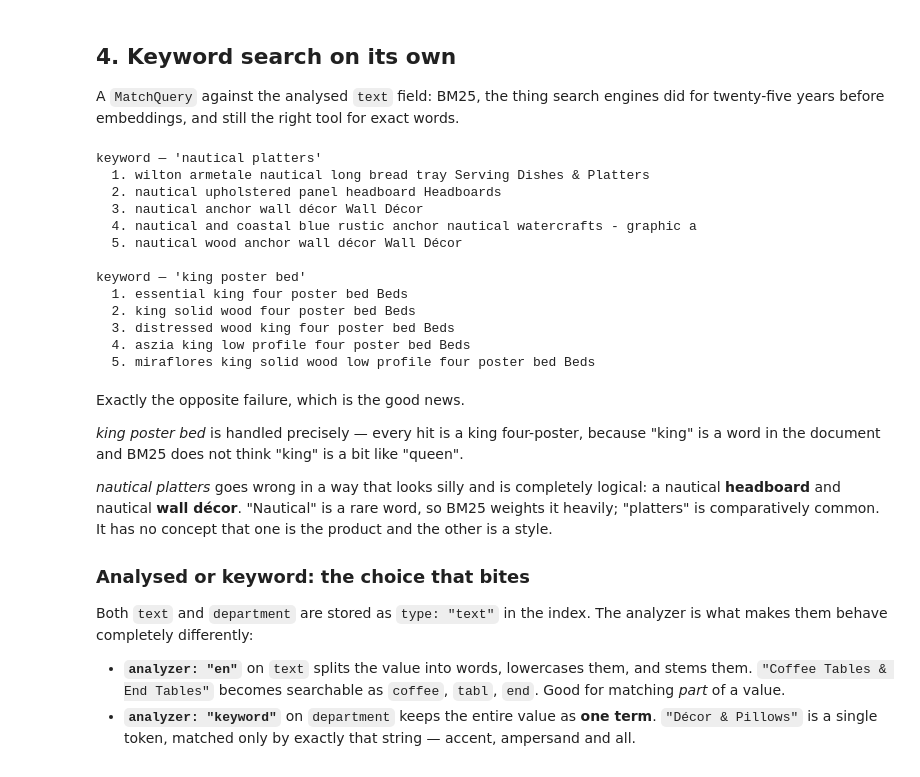
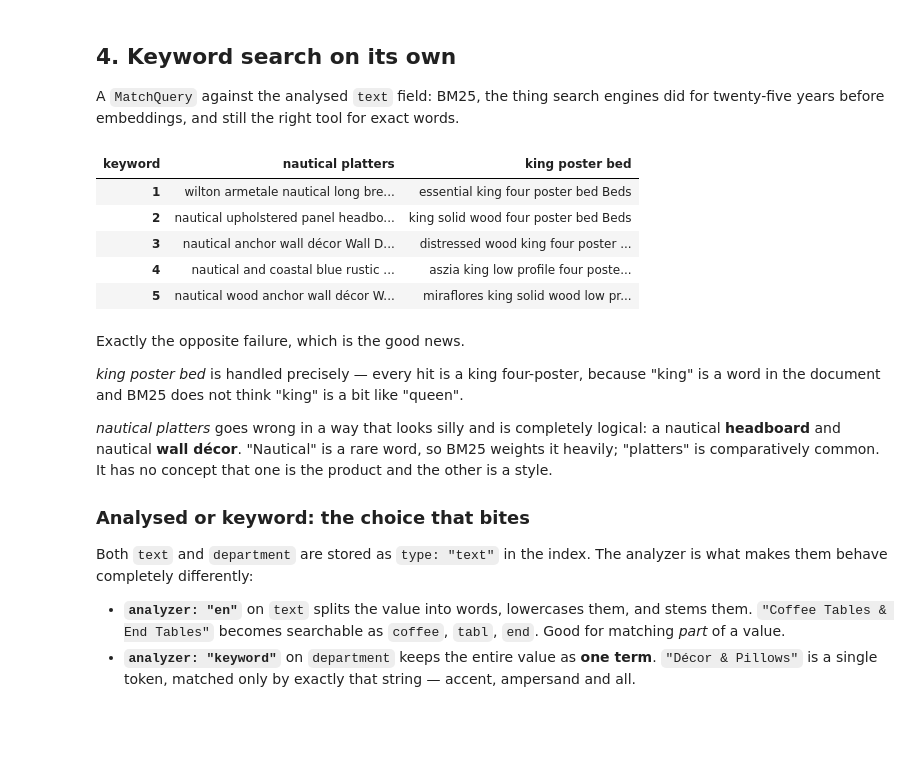
Before and after one commit to omnifroodle/couchbase_notebooks, a Jupyter notebook: notebooks/retrieval/01_building_hybrid_search.ipynb, the cells around one changed output. Drawn from its saved outputs; the diff is of its cells as text; code cells hidden in the pictures; blank space fills up the shorter version.

```diff
--- a/notebooks/retrieval/01_building_hybrid_search.ipynb
+++ b/notebooks/retrieval/01_building_hybrid_search.ipynb
@@ -235,31 +235,24 @@ twenty-five years before embeddings, and still the right tool for exact words.
 # %%
 import couchbase.search as search
 
 from cbnb.couchbase_io import text_search
 
 
 def by_keyword(query, k=5):
     return text_search(cluster, **WHERE,
                        text_query=search.MatchQuery(query, field="text"),
                        k=k, fields=["text"])
 
 
-show(by_keyword(NOUN_MATTERS), f"keyword — {NOUN_MATTERS!r}")
-show(by_keyword(WORDS_MATTER), f"keyword — {WORDS_MATTER!r}")
+side_by_side({NOUN_MATTERS: by_keyword(NOUN_MATTERS),
+              WORDS_MATTER: by_keyword(WORDS_MATTER)}, title="keyword")
 # %% [output]
-keyword — 'nautical platters'
-  1. wilton armetale nautical long bread tray Serving Dishes & Platters
-  2. nautical upholstered panel headboard Headboards
-  3. nautical anchor wall décor Wall Décor
-  4. nautical and coastal blue rustic anchor nautical watercrafts - graphic a
-  5. nautical wood anchor wall décor Wall Décor
-
-keyword — 'king poster bed'
-  1. essential king four poster bed Beds
-  2. king solid wood four poster bed Beds
-  3. distressed wood king four poster bed Beds
-  4. aszia king low profile four poster bed Beds
-  5. miraflores king solid wood low profile four poster bed Beds
+| keyword | nautical platters | king poster bed |
+| 1 | wilton armetale nautical long bre... | essential king four poster bed Beds |
+| 2 | nautical upholstered panel headbo... | king solid wood four poster bed Beds |
+| 3 | nautical anchor wall décor Wall D... | distressed wood king four poster ... |
+| 4 | nautical and coastal blue rustic ... | aszia king low profile four poste... |
+| 5 | nautical wood anchor wall décor W... | miraflores king solid wood low pr... |
 # %% [markdown]
 Exactly the opposite failure, which is the good news.
 
```
Also changed, not shown: parts of 5 cells of this notebook, 1 other file.
